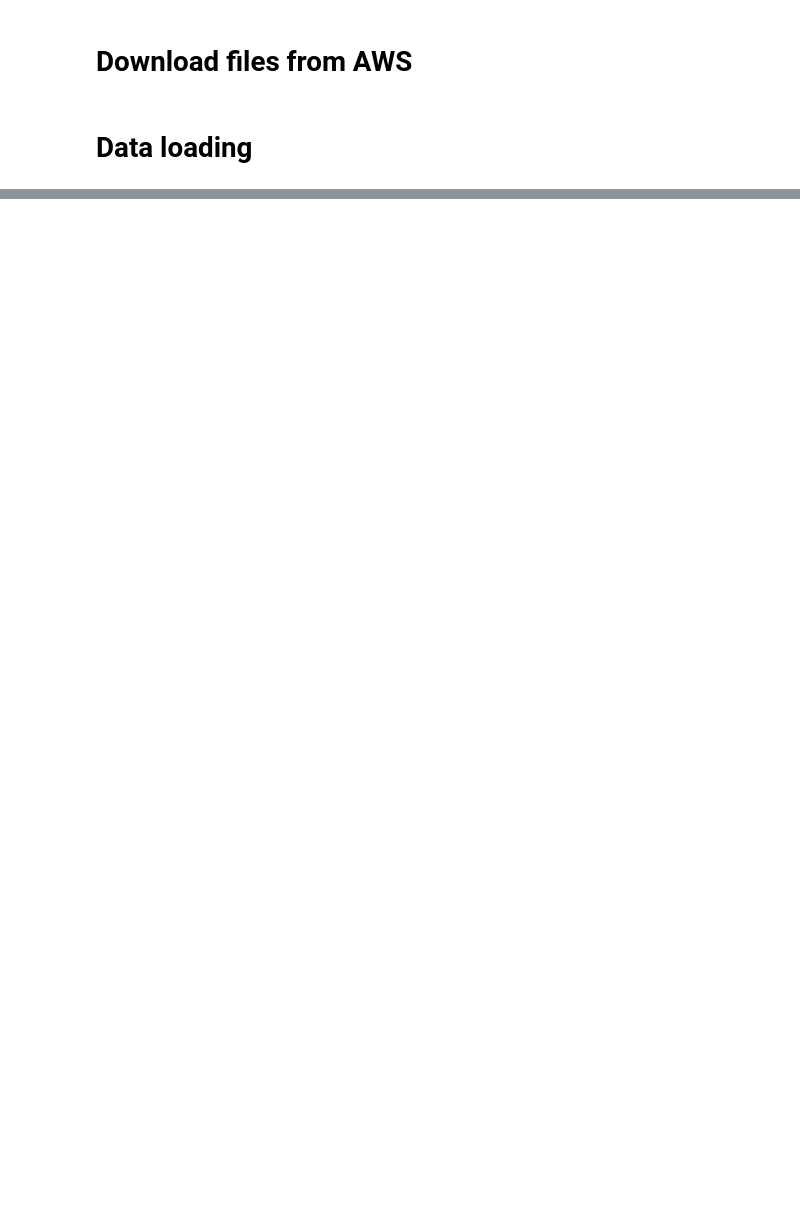
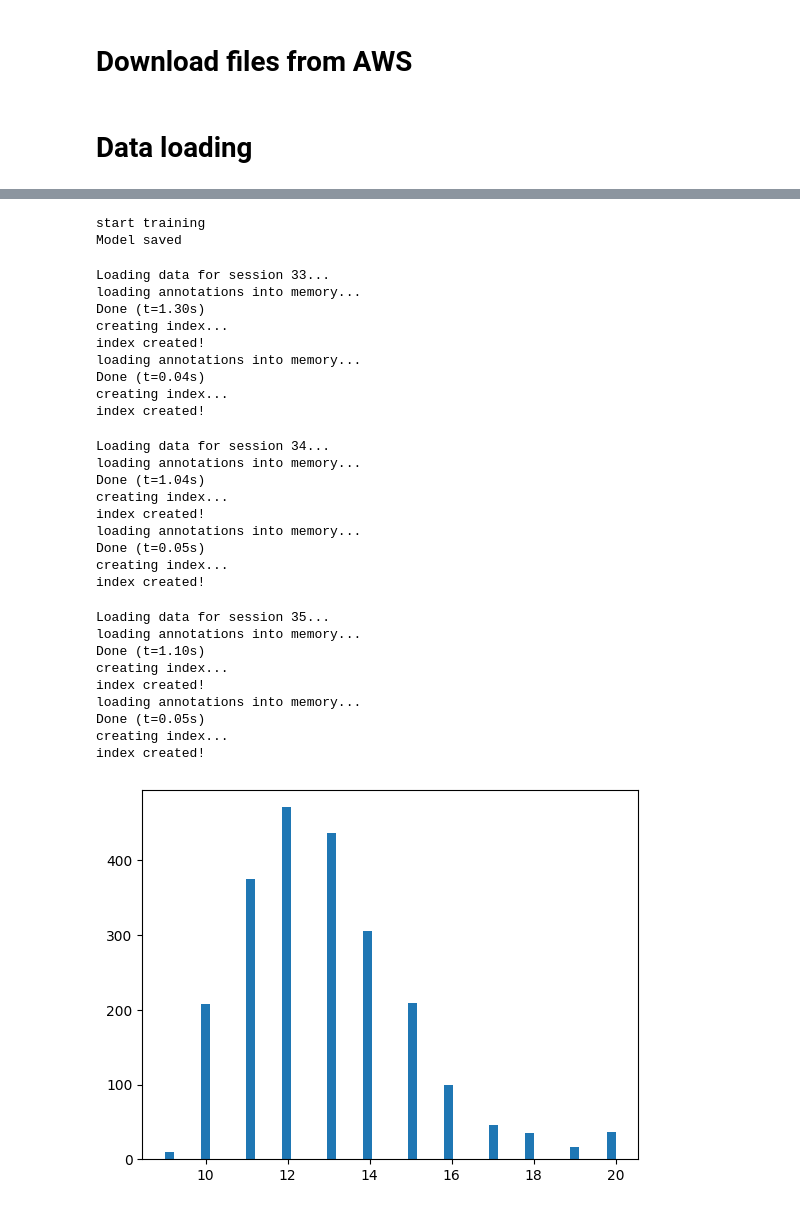
Before and after one commit to TomFiz/NSD-fMRI_VLM, a Jupyter notebook: exploratory.ipynb, the cells around one changed output, grey strips where cells are left out. Drawn from its saved outputs; the diff is of its cells as text; code cells hidden in the pictures; blank space fills up the shorter version.

```diff
--- a/exploratory.ipynb
+++ b/exploratory.ipynb
@@ -227,0 +649,79 @@ test_dataloader = DataLoader(test_dataset, batch_size=1, shuffle=False)
+# %%
+def train_MLP_one_epoch(dataloader, encoder, predictor, optimizer, criterion):
+
+        total_loss = 0
+        count = 0
+        # for idx in tqdm(range(750)): # One session
+        for idx in tqdm(range(len(dataloader))): # All training sessions
+            # if idx <= len(dataloader) - 2250 : idx += 2250
+            # else : break
+            img, sen, mri = dataloader[idx]
+            count += 1
+            optimizer.zero_grad()
+            img = img.reshape(-1, img.shape[0], img.shape[1], img.shape[2])
+            sample = {"image": img, "text_input": sen}
+            predict_output = pred(encoder, predictor, sample)
+
+            # Loss and backpropagation
+            loss = criterion(predict_output, mri.reshape(-1,81,104,83))
+            loss.backward()
+            optimizer.step()
+            total_loss += loss.item()
+
+            # Logging interval : every session loading
+            if (idx + 1) % 750 == 0 :
+                print(f'Last loss : {loss.item()}\n')
+                # print("Gradients : ")
+                # for param in predictor.parameters():
+                #     if param.grad is not None:
+                #         print(param.grad.mean())
+                plot_fmri_volume_with_slider(predict_output[0].detach().numpy())
+        print(total_loss)
+
+        return total_loss / count
+
+print('start training')
+
+# for epoch in range(1):
+#     train_MLP_one_epoch(train_dataset, blip2_model, predictor, optimizer, criterion)
+torch.save(predictor.state_dict(), f"{base_path}/CNN_predictor_whole_dataset_2.pt")
+print(f"Model saved")
+# %% [output]
+start training
+Model saved
+# %%
+txt_embeddings_lenghts = []
+for i in tqdm(range(2250)):
+    _,txt,_ = eval_dataset[i]
+    txt_embeddings_lenghts.append(len(blip2_model.tokenizer(txt, padding=True, truncation = True, return_tensors='pt', max_length=20)['input_ids'][0]))
+plt.hist(txt_embeddings_lenghts, bins=50)
+plt.show()
+# %% [output]
+Loading data for session 33...
+loading annotations into memory...
+Done (t=1.30s)
+creating index...
+index created!
+loading annotations into memory...
+Done (t=0.04s)
+creating index...
+index created!
+Loading data for session 34...
+loading annotations into memory...
+Done (t=1.04s)
+creating index...
+index created!
+loading annotations into memory...
+Done (t=0.05s)
+creating index...
+index created!
+Loading data for session 35...
+loading annotations into memory...
+Done (t=1.10s)
+creating index...
+index created!
+loading annotations into memory...
+Done (t=0.05s)
+creating index...
+index created!
+[figure, added]
```
Also changed, not shown: parts of 17 cells of this notebook, 2 other files.
